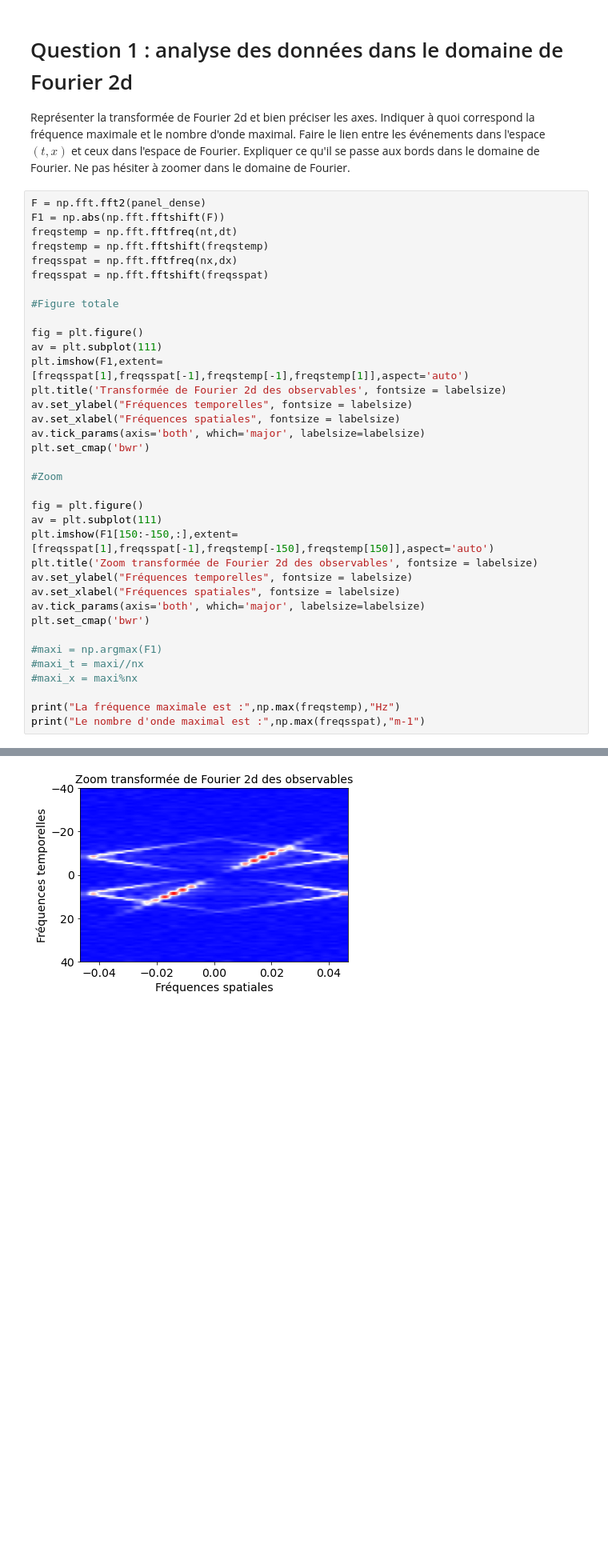
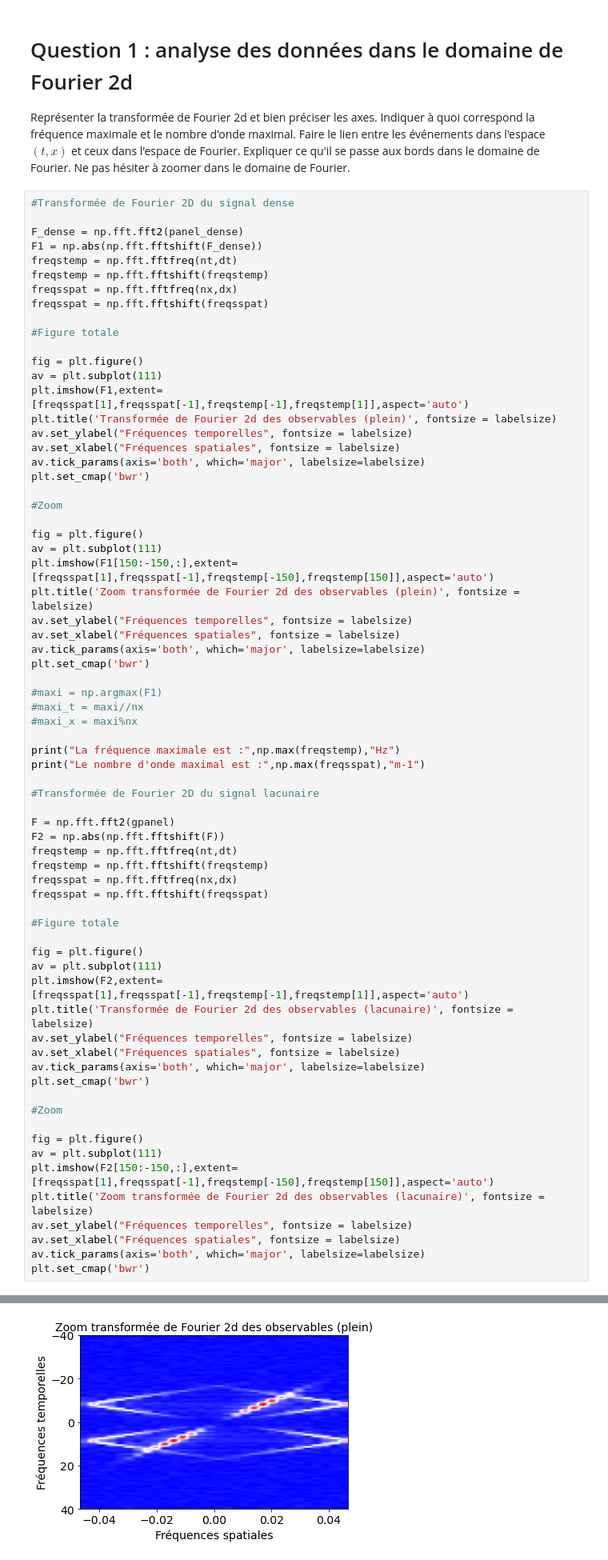
Before and after one commit to fllaser/projet-traitement-du-signal, a Jupyter notebook: mini_projet_groupe2_Floren_Llaser.ipynb, the cells around one changed output, grey strips where cells are left out. Shown at 80% size. Saved outputs shown, nothing was run; the diff lists cells and outputs as text; blank space fills up the shorter version.

Commit message:
Maj de la transformée de Fourier 2d pour signal lacunaire et dense

```diff
--- a/mini_projet_groupe2_Floren_Llaser.ipynb
+++ b/mini_projet_groupe2_Floren_Llaser.ipynb
@@ -72,8 +72,10 @@ plt.set_cmap('bwr')
 # Question 1 : analyse des données dans le domaine de Fourier 2d
 Représenter la transformée de Fourier 2d et bien préciser les axes. Indiquer à quoi correspond la fréquence maximale et le nombre d'onde maximal. Faire le lien entre les événements dans l'espace $(t,x)$ et ceux dans l'espace de Fourier. Expliquer ce qu'il se passe aux bords dans le domaine de Fourier. Ne pas hésiter à zoomer dans le domaine de Fourier.
 # %%
-F = np.fft.fft2(panel_dense)
-F1 = np.abs(np.fft.fftshift(F))
+#Transformée de Fourier 2D du signal dense
+
+F_dense = np.fft.fft2(panel_dense)
+F1 = np.abs(np.fft.fftshift(F_dense))
 freqstemp = np.fft.fftfreq(nt,dt)
 freqstemp = np.fft.fftshift(freqstemp)
 freqsspat = np.fft.fftfreq(nx,dx)
@@ -84,7 +86,7 @@ freqsspat = np.fft.fftshift(freqsspat)
 fig = plt.figure()
 av = plt.subplot(111)
 plt.imshow(F1,extent=[freqsspat[1],freqsspat[-1],freqstemp[-1],freqstemp[1]],aspect='auto')
-plt.title('Transformée de Fourier 2d des observables', fontsize = labelsize)
+plt.title('Transformée de Fourier 2d des observables (plein)', fontsize = labelsize)
 av.set_ylabel("Fréquences temporelles", fontsize = labelsize)
 av.set_xlabel("Fréquences spatiales", fontsize = labelsize)
 av.tick_params(axis='both', which='major', labelsize=labelsize)
@@ -95,7 +97,7 @@ plt.set_cmap('bwr')
 fig = plt.figure()
 av = plt.subplot(111)
 plt.imshow(F1[150:-150,:],extent=[freqsspat[1],freqsspat[-1],freqstemp[-150],freqstemp[150]],aspect='auto')
-plt.title('Zoom transformée de Fourier 2d des observables', fontsize = labelsize)
+plt.title('Zoom transformée de Fourier 2d des observables (plein)', fontsize = labelsize)
 av.set_ylabel("Fréquences temporelles", fontsize = labelsize)
 av.set_xlabel("Fréquences spatiales", fontsize = labelsize)
 av.tick_params(axis='both', which='major', labelsize=labelsize)
@@ -107,6 +109,37 @@ plt.set_cmap('bwr')
 
 print("La fréquence maximale est :",np.max(freqstemp),"Hz")
 print("Le nombre d'onde maximal est :",np.max(freqsspat),"m-1")
+
+#Transformée de Fourier 2D du signal lacunaire
+
+F = np.fft.fft2(gpanel)
+F2 = np.abs(np.fft.fftshift(F))
+freqstemp = np.fft.fftfreq(nt,dt)
+freqstemp = np.fft.fftshift(freqstemp)
+freqsspat = np.fft.fftfreq(nx,dx)
+freqsspat = np.fft.fftshift(freqsspat)
+
+#Figure totale
+
+fig = plt.figure()
+av = plt.subplot(111)
+plt.imshow(F2,extent=[freqsspat[1],freqsspat[-1],freqstemp[-1],freqstemp[1]],aspect='auto')
+plt.title('Transformée de Fourier 2d des observables (lacunaire)', fontsize = labelsize)
+av.set_ylabel("Fréquences temporelles", fontsize = labelsize)
+av.set_xlabel("Fréquences spatiales", fontsize = labelsize)
+av.tick_params(axis='both', which='major', labelsize=labelsize)
+plt.set_cmap('bwr')
+
+#Zoom
+
+fig = plt.figure()
+av = plt.subplot(111)
+plt.imshow(F2[150:-150,:],extent=[freqsspat[1],freqsspat[-1],freqstemp[-150],freqstemp[150]],aspect='auto')
+plt.title('Zoom transformée de Fourier 2d des observables (lacunaire)', fontsize = labelsize)
+av.set_ylabel("Fréquences temporelles", fontsize = labelsize)
+av.set_xlabel("Fréquences spatiales", fontsize = labelsize)
+av.tick_params(axis='both', which='major', labelsize=labelsize)
+plt.set_cmap('bwr')
 # %% [output]
 La fréquence maximale est : 159.20000000000002 Hz
 Le nombre d'onde maximal est : 0.04666666666666667 m-1
@@ -114 +147 @@ Le nombre d'onde maximal est : 0.04666666666666667 m-1
-[figure, old version]
+[figure, new version]
```
Also changed, not shown: parts of 2 cells of this notebook.
